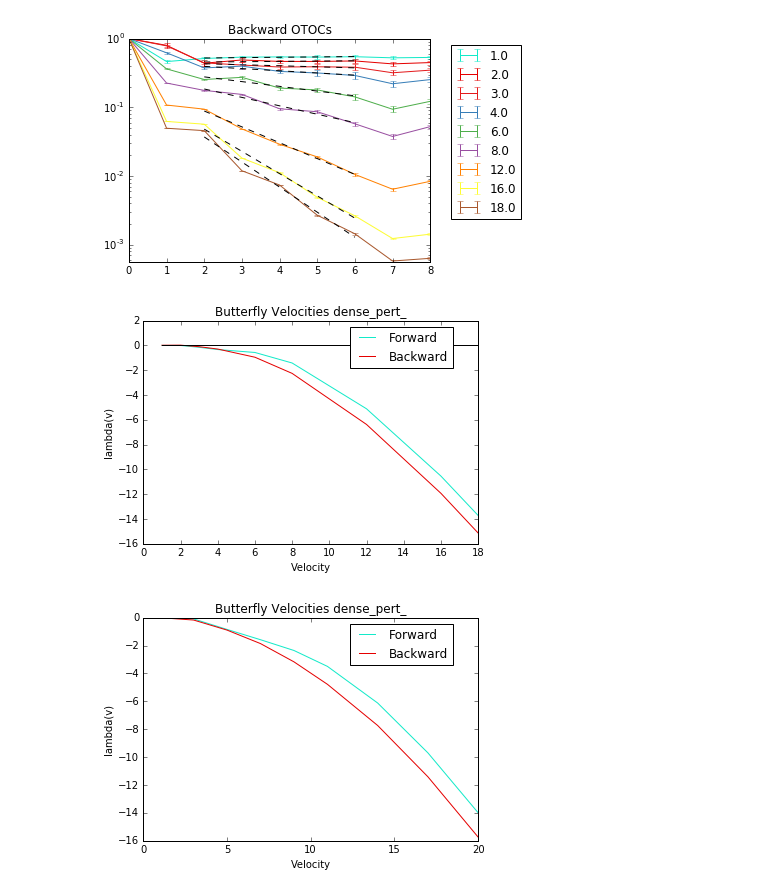
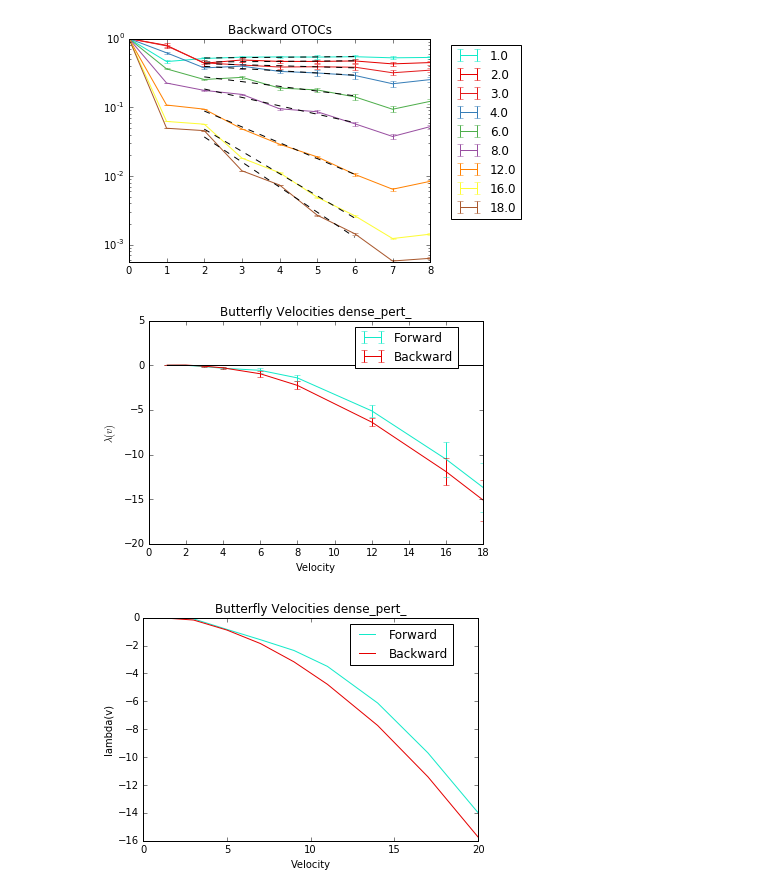
Before and after one commit to cnstahl/Asymmetric, a Jupyter notebook: python/Hamiltonian/OTOCs.ipynb, the cells around one changed output. Drawn from its saved outputs; the diff is of its cells as text; code cells hidden in the pictures.

```diff
--- a/python/Hamiltonian/OTOCs.ipynb
+++ b/python/Hamiltonian/OTOCs.ipynb
@@ -50,6 +50,7 @@ otocsback = otocsback[np.argsort(vsback)]
 # Forward
 ax = plt.subplot(111)
 gammas_fore = []
+errors_fore = []
 for idx, otocfore in enumerate(otocsfore):
     mean, std = qm.mean_and_std(otocfore[::])
     ax.set_yscale("log", nonposy='clip')
@@ -57,12 +58,13 @@ for idx, otocfore in enumerate(otocsfore):
     x = sites[2:7:]
     y = mean[2:7:]
     logy = np.log(y)
-    coeffs = np.polyfit(x,logy,deg=1)
+    coeffs, errors = np.polyfit(x,logy,deg=1, cov=True)
 #     print(vs[idx], coeffs)
     poly = np.poly1d(coeffs)
     yfit = lambda x: np.exp(poly(x))
     ax.plot(x,yfit(x), 'k--')
     gammas_fore.append(coeffs[0] * vs[idx])
+    errors_fore.append(np.sqrt(errors[0,0]) * vs[idx])
 box = ax.get_position()
 ax.set_position([box.x0, box.y0, box.width * 0.9, box.height])
 ax.legend(bbox_to_anchor=(1.05, 1), loc=2, title="velocity")
@@ -74,6 +76,7 @@ plt.show()
 # Backward
 ax = plt.subplot(111)
 gammas_back = []
+errors_back = []
 for idx, otocback in enumerate(otocsback):
     mean, std = qm.mean_and_std(otocback[::])
     ax.set_yscale("log", nonposy='clip')
@@ -81,12 +84,13 @@ for idx, otocback in enumerate(otocsback):
     x = sites[2:7:]
     y = mean[2:7:]
     logy = np.log(y)
-    coeffs = np.polyfit(x,logy,deg=1)
+    coeffs, errors = np.polyfit(x,logy,deg=1, cov=True)
 #     print(vs[idx], coeffs)
     poly = np.poly1d(coeffs)
     yfit = lambda x: np.exp(poly(x))
     ax.plot(x,yfit(x), 'k--')
     gammas_back.append(coeffs[0] * vs[idx])
+    errors_back.append(np.sqrt(errors[0,0]) * vs[idx])
 box = ax.get_position()
 ax.set_position([box.x0, box.y0, box.width * 0.9, box.height])
 ax.legend(bbox_to_anchor=(1.05, 1), loc=2)
@@ -99,19 +103,19 @@ plt.show()
 [figure]
 # %%
 ax = plt.subplot(111)
-ax.plot(vs, gammas_fore,  label = "Forward")
-ax.plot(vs, gammas_back,  label = "Backward")
+ax.errorbar(vs, gammas_fore, yerr=errors_fore,  label = "Forward")
+ax.errorbar(vs, gammas_back, yerr=errors_back,  label = "Backward")
 ax.plot(vs, np.zeros(len(vs)), 'k')
 box = ax.get_position()
 ax.set_position([box.x0, box.y0, box.width, box.height])
 ax.legend(bbox_to_anchor=(.6, 1), loc=2)
 plt.title("Butterfly Velocities " + fix)
 plt.xlabel("Velocity")
-plt.ylabel("lambda(v)")
+plt.ylabel("$\lambda(v)$")
 # plt.savefig('figures/butterfly_' + fix + 'L' + str(L) + '.pdf')
 plt.show()
 # %% [output]
-[figure, old version]
+[figure, new version]
 # %%
 stop here
 # %%
```
Also changed, not shown: 8 other files.
